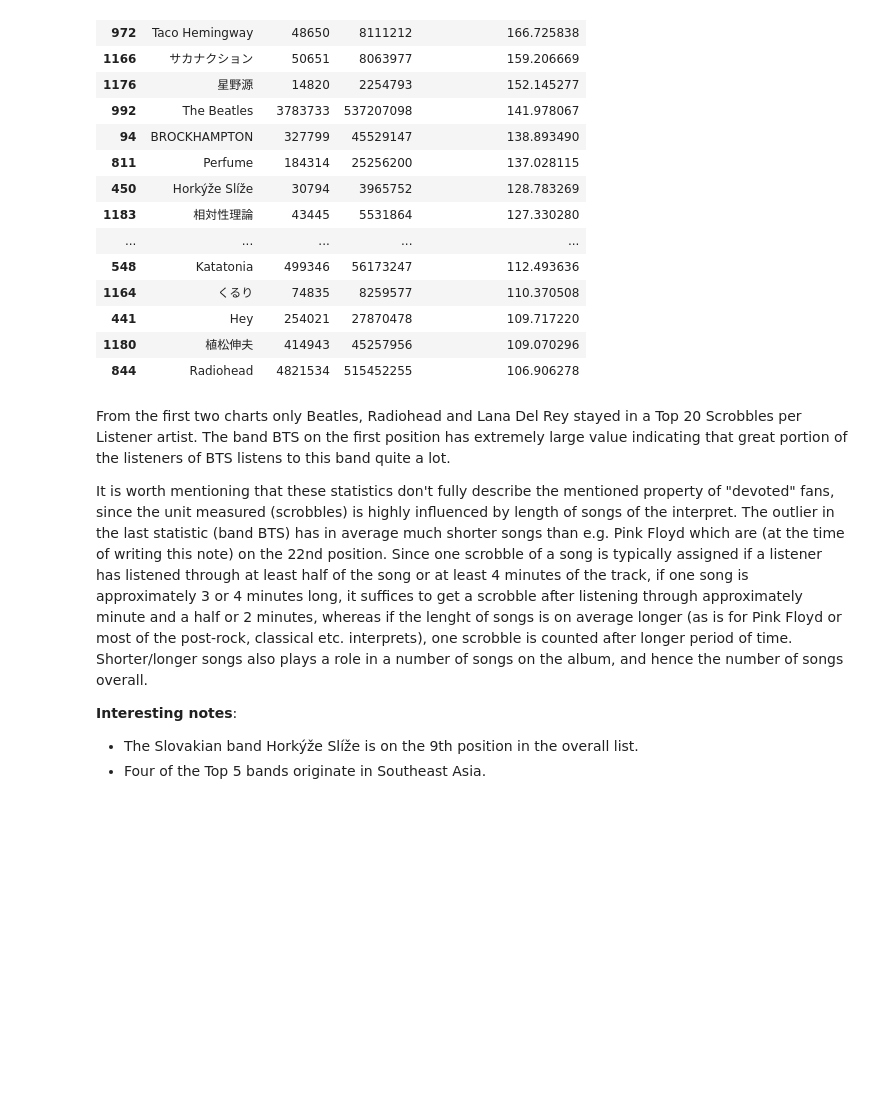
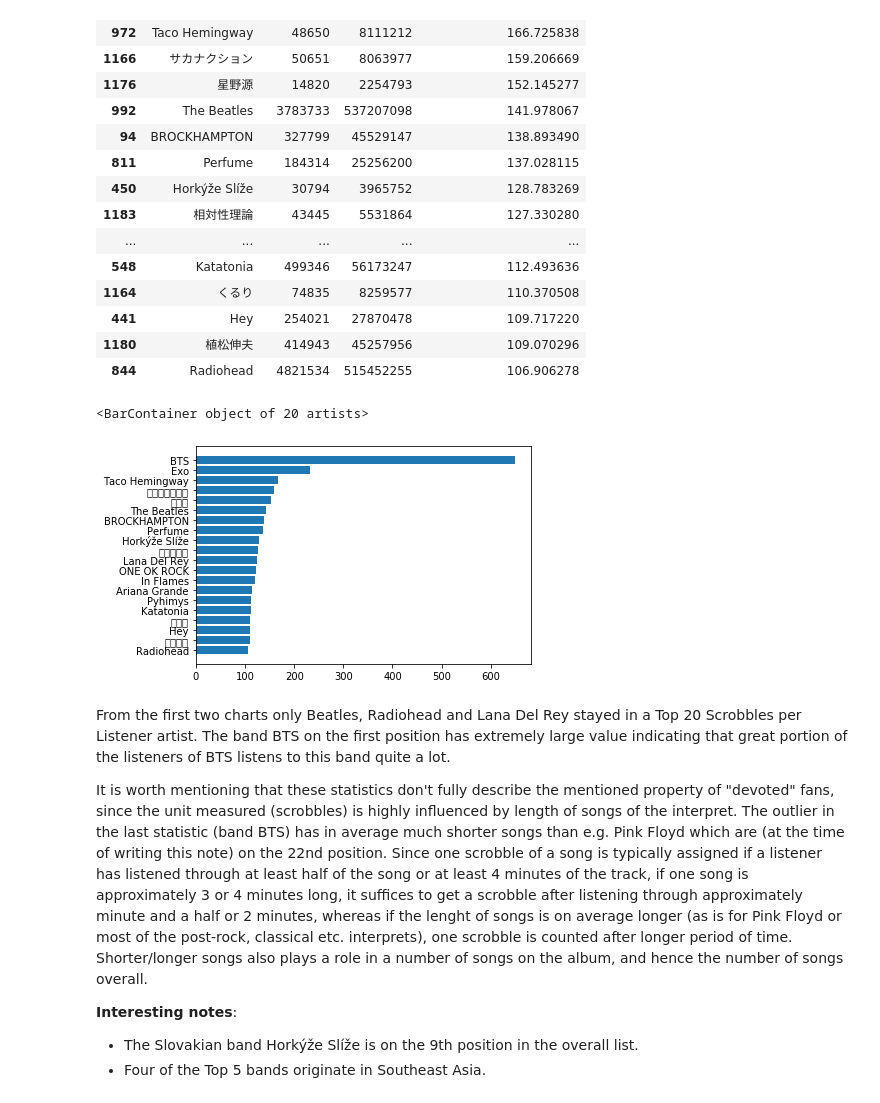
Before and after one commit to petrpham/ScrobblIES, a Jupyter notebook: 3_Analyse.ipynb, the cells around one changed output. Cells and saved outputs as stored; diff of their text form; code cells hidden in the pictures; blank space fills up the shorter version.

```diff
--- a/3_Analyse.ipynb
+++ b/3_Analyse.ipynb
@@ -146,6 +172,11 @@ newA.showMeTheTopArtists(N = 20, sortBy = 'SpL')
 | 441 | Hey | 254021 | 27870478 | 109.717220 |
 | 1180 | 植松伸夫 | 414943 | 45257956 | 109.070296 |
 | 844 | Radiohead | 4821534 | 515452255 | 106.906278 |
+# %%
+newA.plotIt(whatToPlot = newA.showMeTheTopArtists(20, sortBy = 'SpL'), byWhat = 'SpL')
+# %% [output]
+<BarContainer object of 20 artists>
+[figure, added]
 # %% [markdown]
 From the first two charts only Beatles, Radiohead and Lana Del Rey stayed in a Top 20 Scrobbles per Listener artist. The band BTS on the first position has extremely large value indicating that great portion of the listeners of BTS listens to this band quite a lot.
 
```
Also changed, not shown: parts of 25 cells of this notebook.
